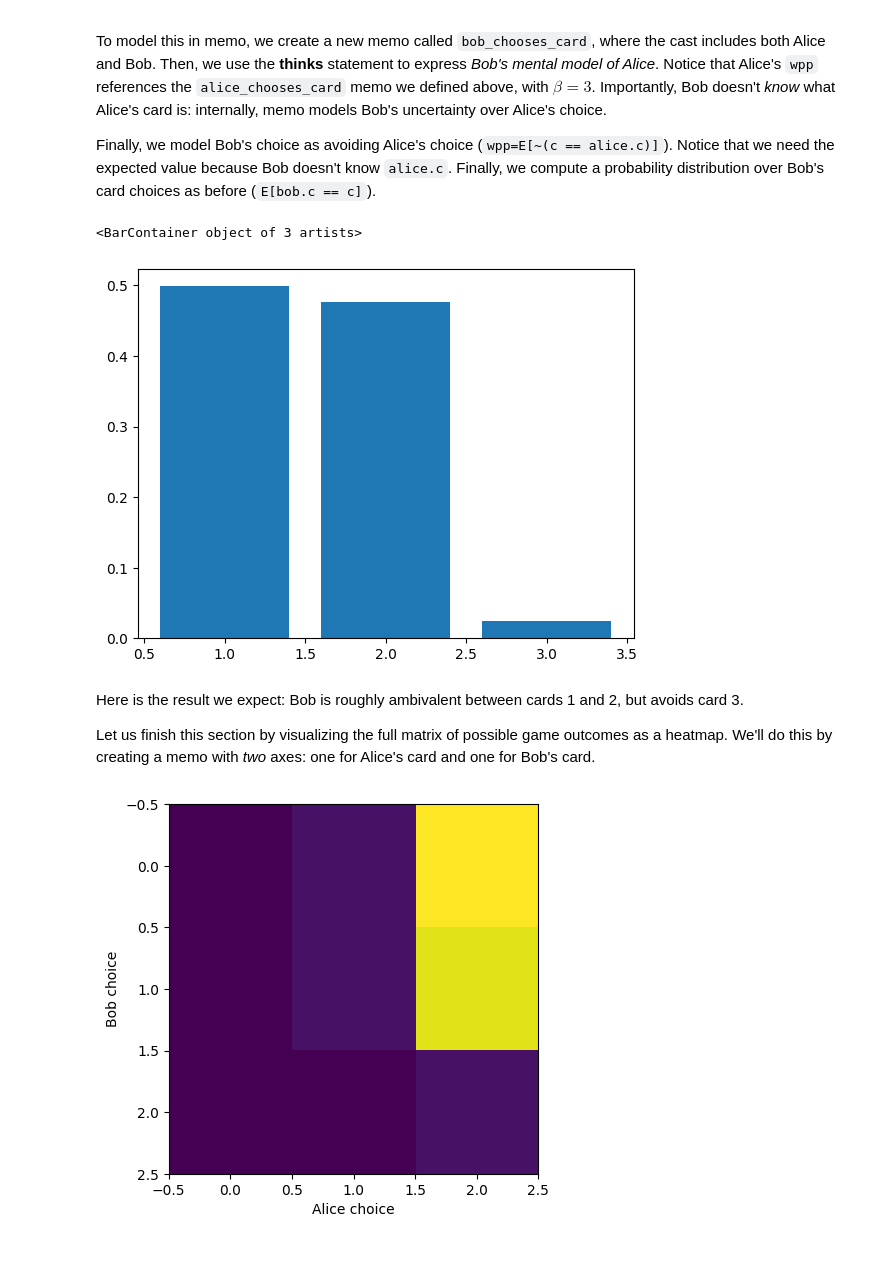
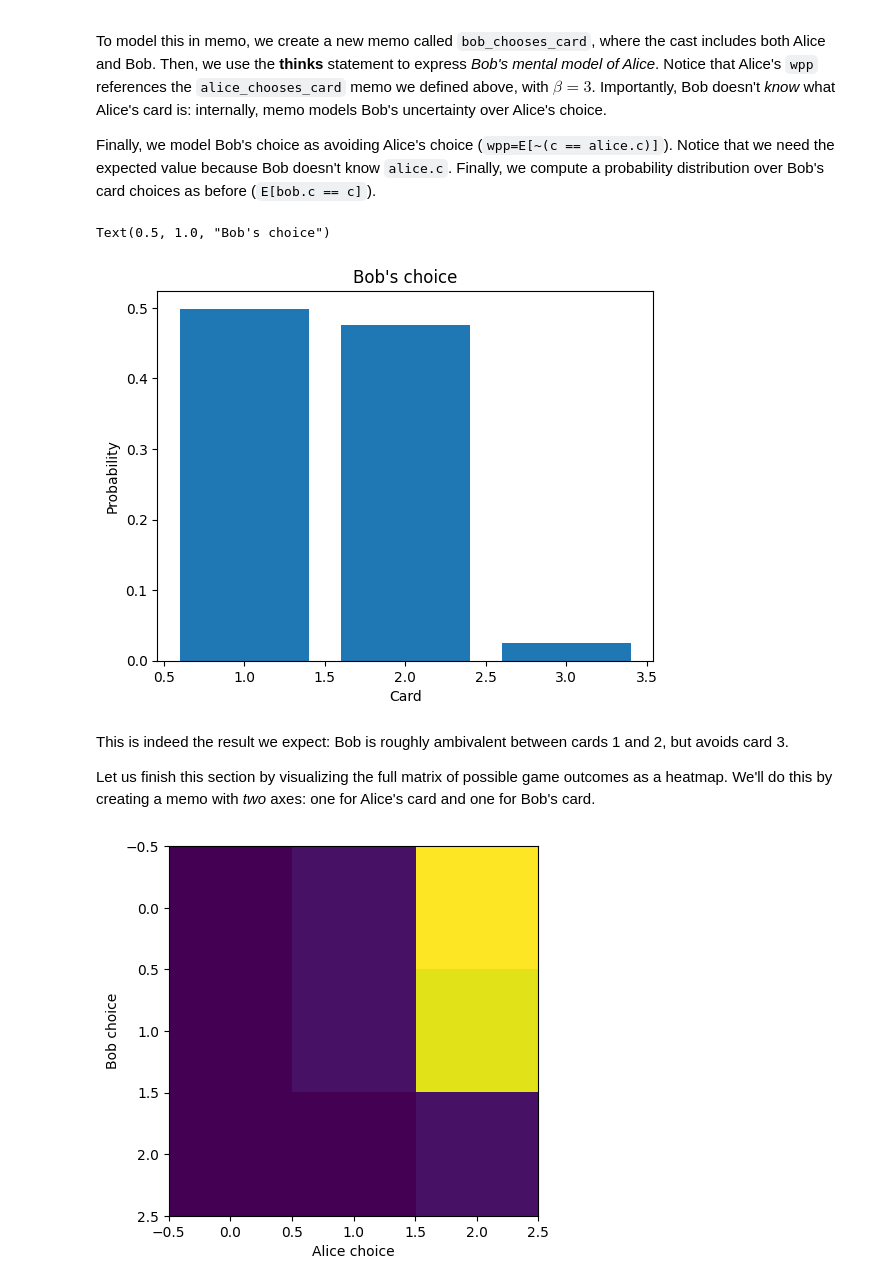
Before and after one commit to kach/memo, a Jupyter notebook: Memonomicon.ipynb, the cells around one changed output. Cells and saved outputs as stored; diff of their text form; code cells hidden in the pictures; blank space fills up the shorter version.

```diff
--- a/Memonomicon.ipynb
+++ b/Memonomicon.ipynb
@@ -92,23 +94,24 @@ Finally, we model Bob's choice as avoiding Alice's choice (`wpp=E[~(c == alice.c
 # %%
 @memo
 def bob_chooses_card[c: cards]():
     cast: [alice, bob]
     bob: thinks[  # Bob's mental model of Alice
         alice: chooses(
             c in cards,
             wpp=alice_chooses_card[c](3.0)  # reference previous memo
         )
     ]
 
     # Bob avoids Alice's card
     bob: chooses(c in cards, wpp=E[~(c == alice.c)])
     return E[bob.c == c]
 plt.bar(cards, bob_chooses_card())
+plt.xlabel('Card'); plt.ylabel('Probability'); plt.title("Bob's choice")
 # %% [output]
-<BarContainer object of 3 artists>
+Text(0.5, 1.0, "Bob's choice")
-[figure, old version]
+[figure, new version]
 # %% [markdown]
-Here is the result we expect: Bob is roughly ambivalent between cards 1 and 2, but avoids card 3.
+This is indeed the result we expect: Bob is roughly ambivalent between cards 1 and 2, but avoids card 3.
 
 Let us finish this section by visualizing the full matrix of possible game outcomes as a heatmap. We'll do this by creating a memo with _two_ axes: one for Alice's card and one for Bob's card.
 # %%
```
Also changed, not shown: parts of 30 cells of this notebook.
